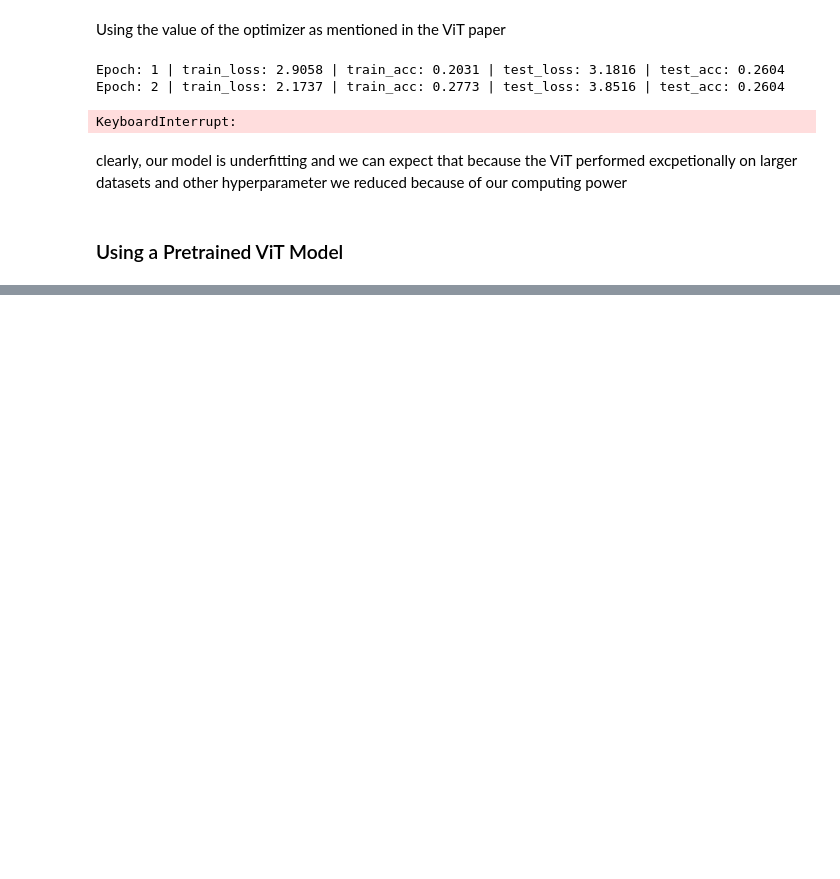
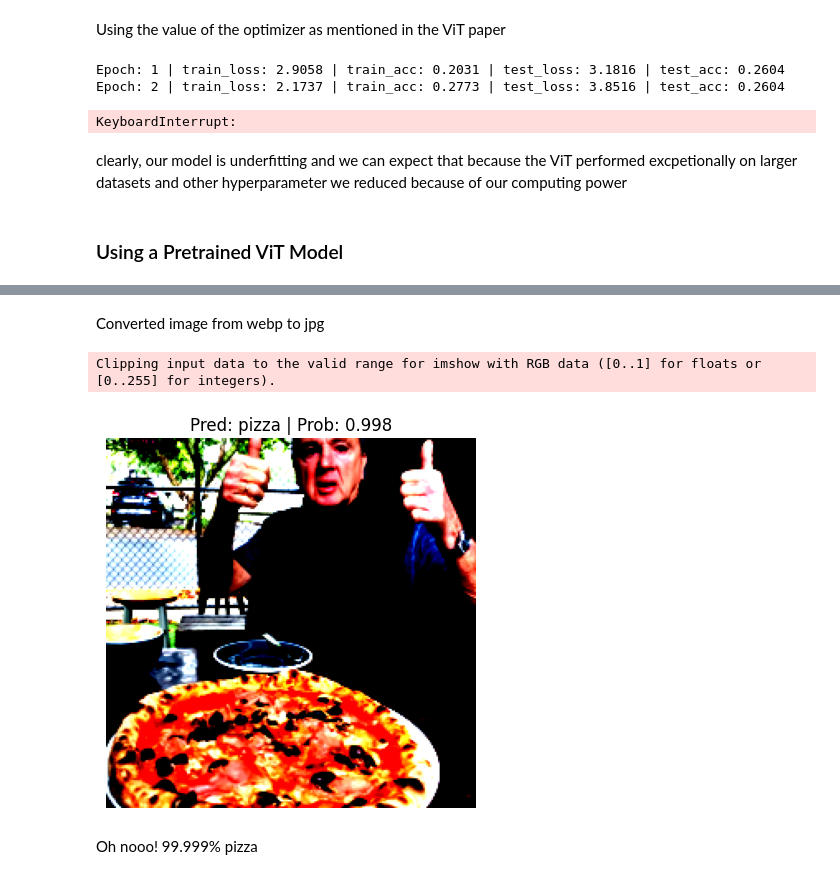
Before and after one commit to Victoran0/food-vision, a Jupyter notebook: VIT_model.ipynb, the cells around one changed output, grey strips where cells are left out. Cells and saved outputs as stored; diff of their text form; code cells hidden in the pictures; blank space fills up the shorter version.

Commit message:
predicting with pretrained ViT using Transfer learning

```diff
--- a/VIT_model.ipynb
+++ b/VIT_model.ipynb
@@ -722,0 +741,2 @@ KeyboardInterrupt:
+# %%
+auto_transforms = pretrained_vit_weights.transforms()
@@ -722,0 +749,4 @@ KeyboardInterrupt:
+# %%
+pretrained_vit.heads = nn.Sequential(
+    nn.Linear(in_features=768, out_features=3)
+)
@@ -722,0 +778,7 @@ KeyboardInterrupt:
+# %%
+BATCH_SIZE = 32
+
+train_dataloader, test_dataloader, class_names = data_setup.create_dataloaders(
+    train_dir=train_dir, test_dir=test_dir, transform=auto_transforms, batch_size=BATCH_SIZE)
+
+train_dataloader, test_dataloader, class_names
@@ -722,0 +801,2 @@ KeyboardInterrupt:
+# %%
+img_path = Path("data/04-pizza-dad.jpeg")
@@ -722,0 +805,2 @@ KeyboardInterrupt:
+# %% [markdown]
+Converted image from webp to jpg
@@ -722,0 +811,9 @@ KeyboardInterrupt:
+# %%
+pred_and_plot_image(model=pretrained_vit,
+                    image_path=img_path,
+                    class_names=class_names, transform=auto_transforms, device='cpu')
+# %% [output]
+Clipping input data to the valid range for imshow with RGB data ([0..1] for floats or [0..255] for integers).
+[figure, added]
+# %% [markdown]
+Oh nooo! 99.999% pizza
```
Also changed, not shown: parts of 14 cells of this notebook.
